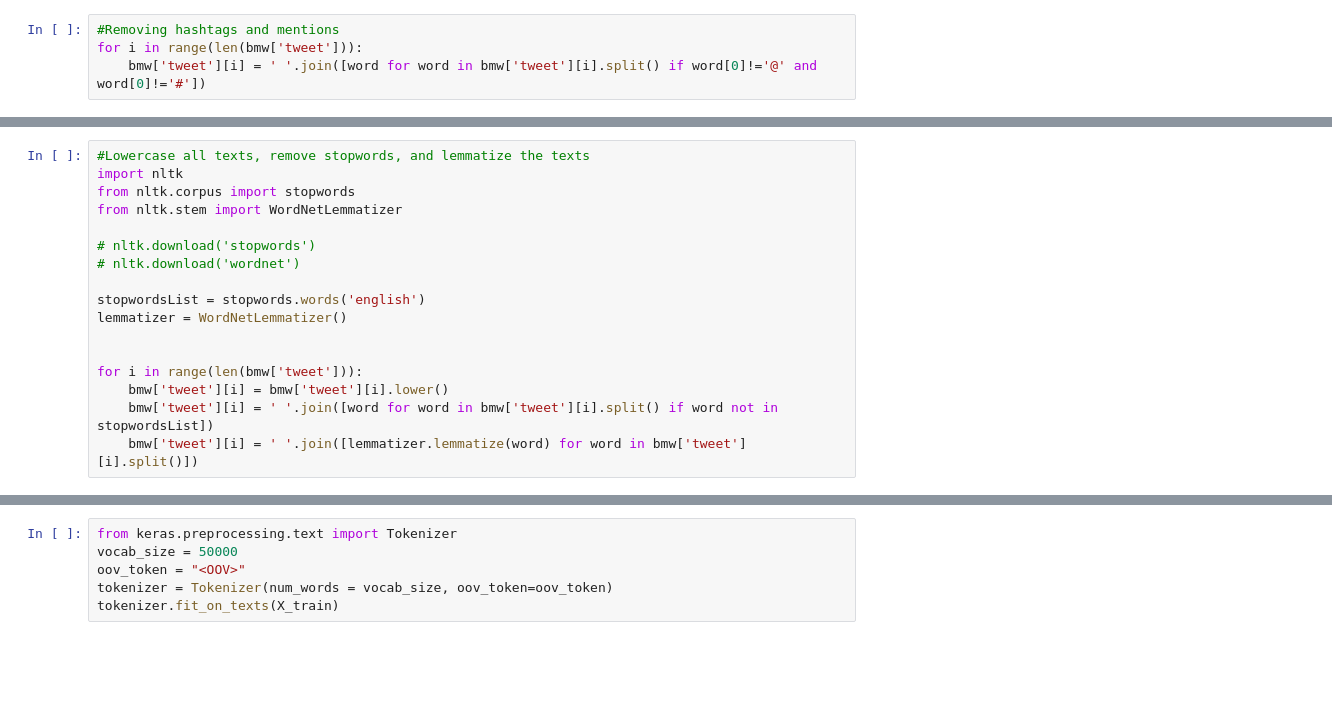
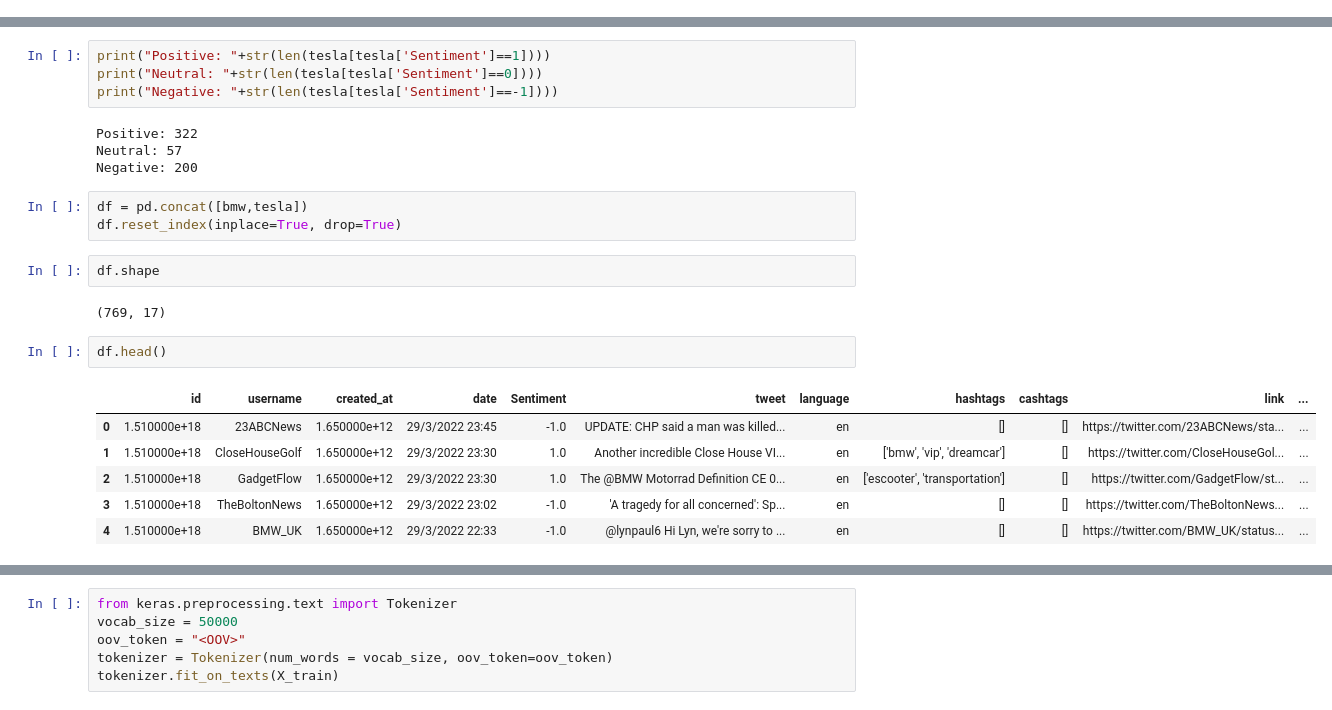
Before and after one commit to kirath2205/Information-Retrieval, a Jupyter notebook: BMW.ipynb, the cells around one changed output, grey strips where cells are left out. Drawn from its saved outputs; the diff is of its cells as text; blank space fills up the shorter version.

```diff
--- a/BMW.ipynb
+++ b/BMW.ipynb
@@ -44,4 +28,0 @@ See the caveats in the documentation: https://pandas.pydata.org/pandas-docs/stab
-# %%
-#Removing hashtags and mentions
-for i in range(len(bmw['tweet'])):
-    bmw['tweet'][i] = ' '.join([word for word in bmw['tweet'][i].split() if word[0]!='@' and word[0]!='#'])
@@ -53,17 +28,0 @@ See the caveats in the documentation: https://pandas.pydata.org/pandas-docs/stab
-# %%
-#Lowercase all texts, remove stopwords, and lemmatize the texts
-import nltk
-from nltk.corpus import stopwords
-from nltk.stem import WordNetLemmatizer
-
-# nltk.download('stopwords')
-# nltk.download('wordnet')
-
-stopwordsList = stopwords.words('english')
-lemmatizer = WordNetLemmatizer()
-
-
-for i in range(len(bmw['tweet'])):
-    bmw['tweet'][i] = bmw['tweet'][i].lower()
-    bmw['tweet'][i] = ' '.join([word for word in bmw['tweet'][i].split() if word not in stopwordsList])
-    bmw['tweet'][i] = ' '.join([lemmatizer.lemmatize(word) for word in bmw['tweet'][i].split()])
@@ -94,0 +46,24 @@ X_train, X_test , y_train, y_test = train_test_split(X, y , test_size = 0.10)
+# %%
+print("Positive: "+str(len(tesla[tesla['Sentiment']==1])))
+print("Neutral: "+str(len(tesla[tesla['Sentiment']==0])))
+print("Negative: "+str(len(tesla[tesla['Sentiment']==-1])))
+# %% [output]
+Positive: 322
+Neutral: 57
+Negative: 200
+# %%
+df = pd.concat([bmw,tesla])
+df.reset_index(inplace=True, drop=True)
+# %%
+df.shape
+# %% [output]
+(769, 17)
+# %%
+df.head()
+# %% [output]
+|  | id | username | created_at | date | Sentiment | tweet | language | hashtags | cashtags | link | ... |
+| 0 | 1.510000e+18 | 23ABCNews | 1.650000e+12 | 29/3/2022 23:45 | -1.0 | UPDATE: CHP said a man was killed... | en | [] | [] | https://twitter.com/23ABCNews/sta... | ... |
+| 1 | 1.510000e+18 | CloseHouseGolf | 1.650000e+12 | 29/3/2022 23:30 | 1.0 | Another incredible Close House VI... | en | ['bmw', 'vip', 'dreamcar'] | [] | https://twitter.com/CloseHouseGol... | ... |
+| 2 | 1.510000e+18 | GadgetFlow | 1.650000e+12 | 29/3/2022 23:30 | 1.0 | The @BMW Motorrad Definition CE 0... | en | ['escooter', 'transportation'] | [] | https://twitter.com/GadgetFlow/st... | ... |
+| 3 | 1.510000e+18 | TheBoltonNews | 1.650000e+12 | 29/3/2022 23:02 | -1.0 | 'A tragedy for all concerned': Sp... | en | [] | [] | https://twitter.com/TheBoltonNews... | ... |
+| 4 | 1.510000e+18 | BMW_UK | 1.650000e+12 | 29/3/2022 22:33 | -1.0 | @lynpaul6 Hi Lyn, we're sorry to ... | en | [] | [] | https://twitter.com/BMW_UK/status... | ... |
```
Also changed, not shown: parts of 20 cells of this notebook.
